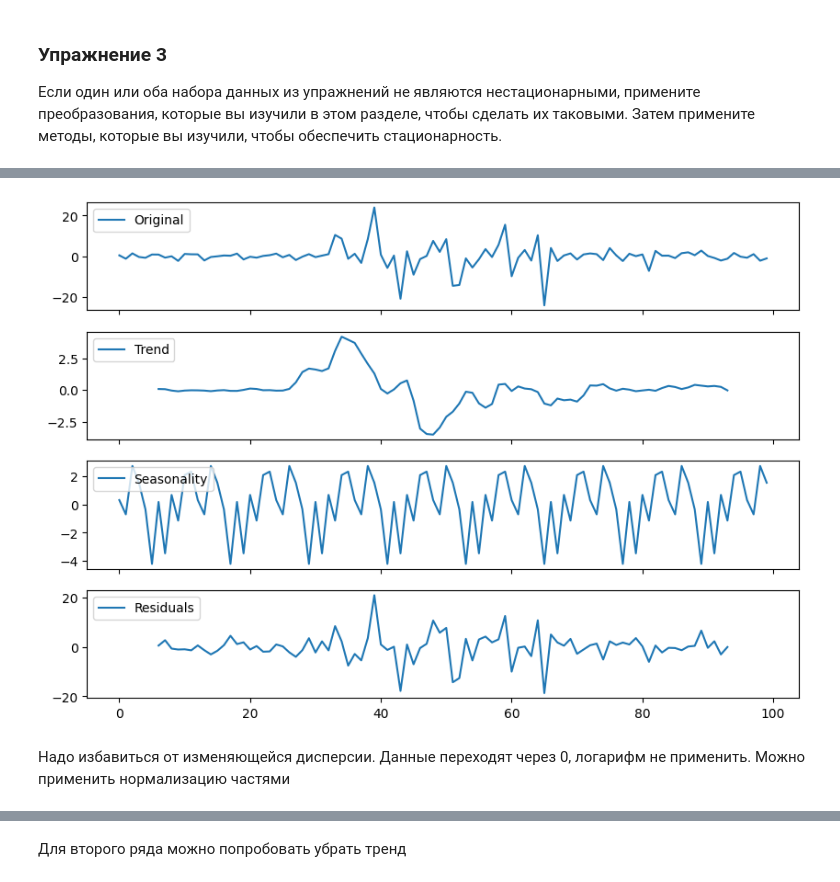
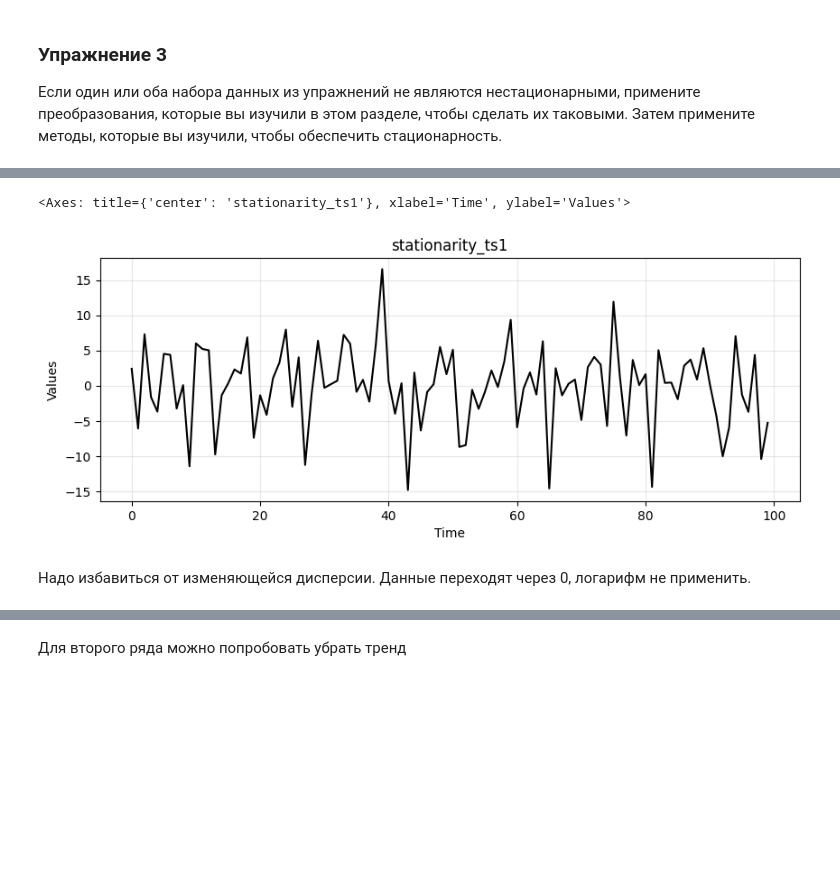
Before and after one commit to altUSER/ts2, a Jupyter notebook: 2 stationarity.ipynb, the cells around one changed output, grey strips where cells are left out. Drawn from its saved outputs; the diff is of its cells as text; code cells hidden in the pictures; blank space fills up the shorter version.

```diff
--- a/2 stationarity.ipynb
+++ b/2 stationarity.ipynb
@@ -1025,8 +1015,8 @@ plt.show()
-# %%
-seas_decomp_plots(stationarity_ts1, seasonal_decompose(x=stationarity_ts1, model='additive', period=12))
-# %% [output]
-[figure, removed]
+# %%
+run_sequence_plot(range(len(stationarity_ts1)), stationarity_ts1, 'stationarity_ts1')
+# %% [output]
+<Axes: title={'center': 'stationarity_ts1'}, xlabel='Time', ylabel='Values'>
+[figure, added]
 # %% [markdown]
 Надо избавиться от изменяющейся дисперсии.
 Данные переходят через 0, логарифм не применить.
-Можно применить нормализацию частями
```
Also changed, not shown: parts of 40 cells of this notebook, 1 other file.
